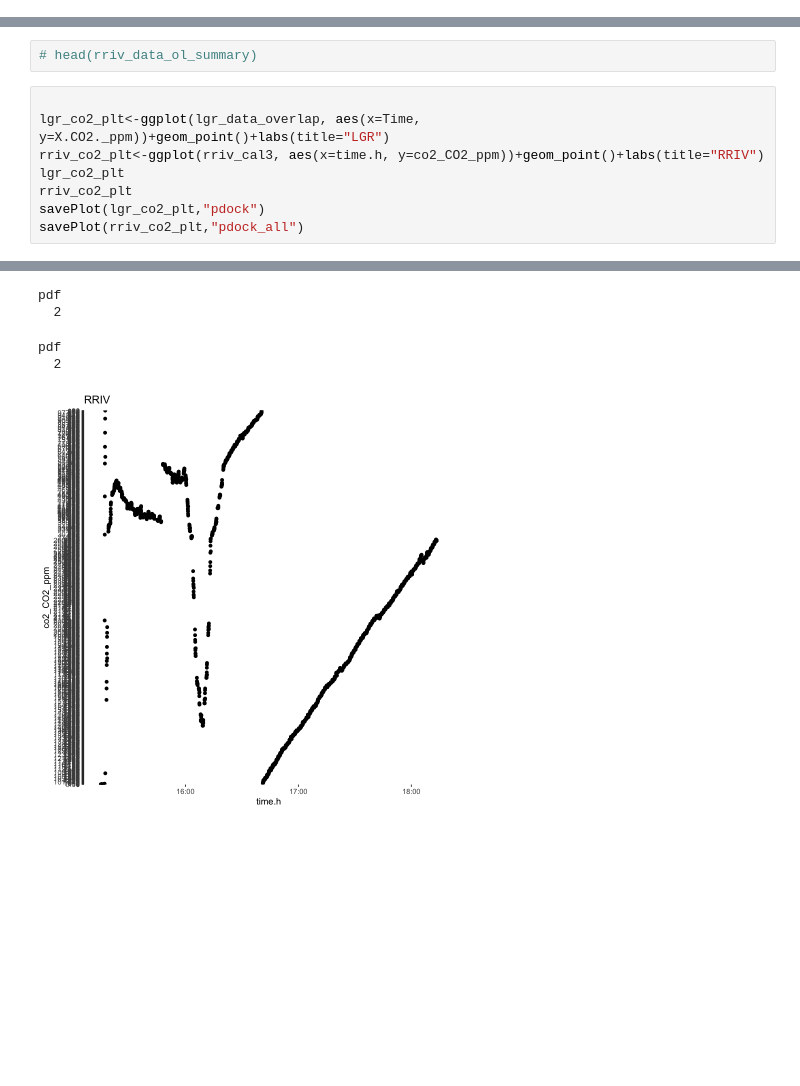
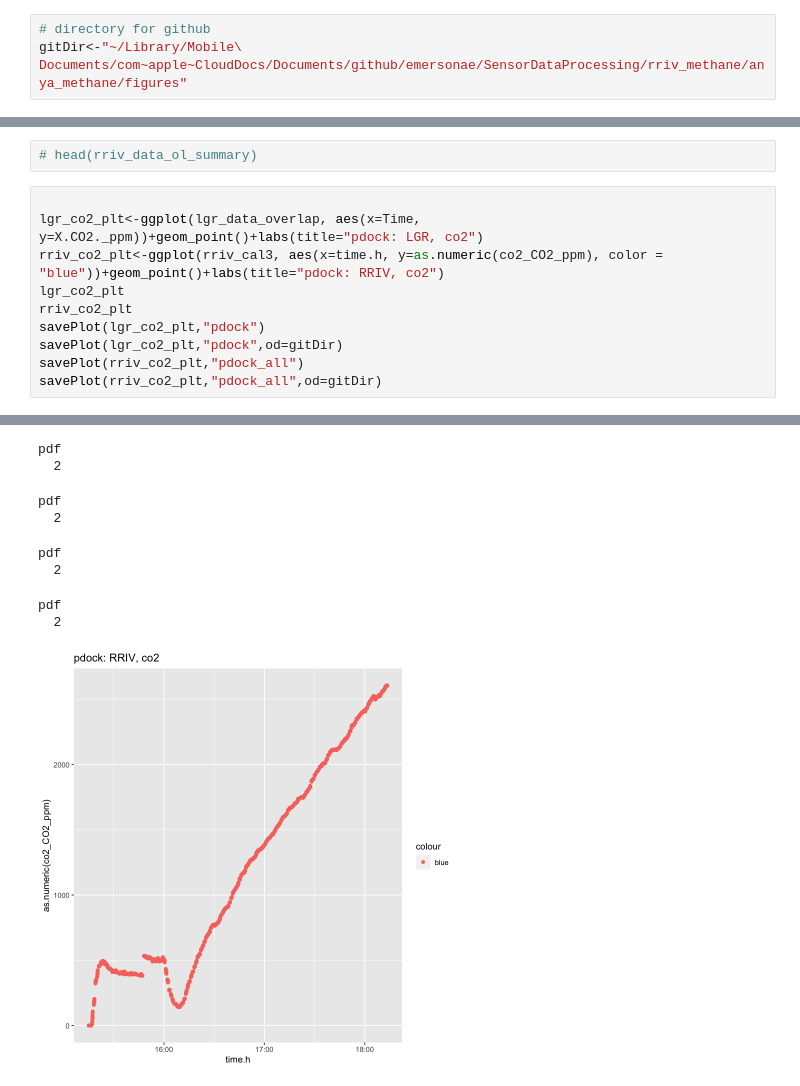
Before and after one commit to rrivirr/SensorDataProcessing, a Jupyter notebook: rriv_methane/anya_methane/chamber_comparison_pdock.ipynb, the cells around one changed output, grey strips where cells are left out. Drawn from its saved outputs; the diff is of its cells as text; blank space fills up the shorter version.

```diff
--- a/rriv_methane/anya_methane/chamber_comparison_pdock.ipynb
+++ b/rriv_methane/anya_methane/chamber_comparison_pdock.ipynb
@@ -53,6 +35,9 @@ outputDir<-"~/Library/Mobile\ Documents/com~apple~CloudDocs/Documents/RRIV/Data/
 newDir(dirPath = outputDir)
 # %% [output]
 Output directory, ~/Library/Mobile Documents/com~apple~CloudDocs/Documents/RRIV/Data/test/20230621-pdock/output, already exists
+# %%
+# directory for github
+gitDir<-"~/Library/Mobile\ Documents/com~apple~CloudDocs/Documents/github/emersonae/SensorDataProcessing/rriv_methane/anya_methane/figures"
 # %%
 # savePlot<-function(plot, tag="",width=800,height=800,od=outputDir){
 #     if(substr(od, nchar(od), nchar(od)) != "/"){ od<-paste0(od,"/") }
@@ -224,10 +221,12 @@ pdf
 # head(rriv_data_ol_summary)
 # %%
 
-lgr_co2_plt<-ggplot(lgr_data_overlap, aes(x=Time, y=X.CO2._ppm))+geom_point()+labs(title="LGR")
-rriv_co2_plt<-ggplot(rriv_cal3, aes(x=time.h, y=co2_CO2_ppm))+geom_point()+labs(title="RRIV")
+lgr_co2_plt<-ggplot(lgr_data_overlap, aes(x=Time, y=X.CO2._ppm))+geom_point()+labs(title="pdock: LGR, co2")
+rriv_co2_plt<-ggplot(rriv_cal3, aes(x=time.h, y=as.numeric(co2_CO2_ppm), color = "blue"))+geom_point()+labs(title="pdock: RRIV, co2")
 lgr_co2_plt
 rriv_co2_plt
 savePlot(lgr_co2_plt,"pdock")
+savePlot(lgr_co2_plt,"pdock",od=gitDir)
 savePlot(rriv_co2_plt,"pdock_all")
+savePlot(rriv_co2_plt,"pdock_all",od=gitDir)
 # %% [output]
@@ -235,5 +234,9 @@ savePlot(rriv_co2_plt,"pdock_all")
 pdf
   2
 pdf
   2
+pdf
+  2
+pdf
+  2
-[figure, old version]
+[figure, new version]
```
Also changed, not shown: parts of 4 cells of this notebook, 7 other files.
